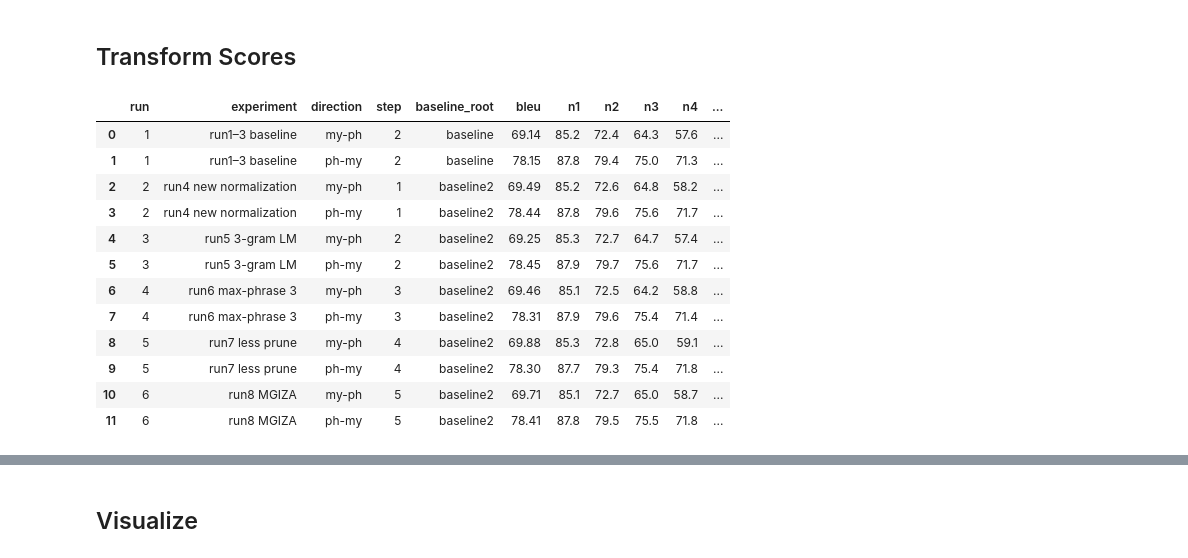
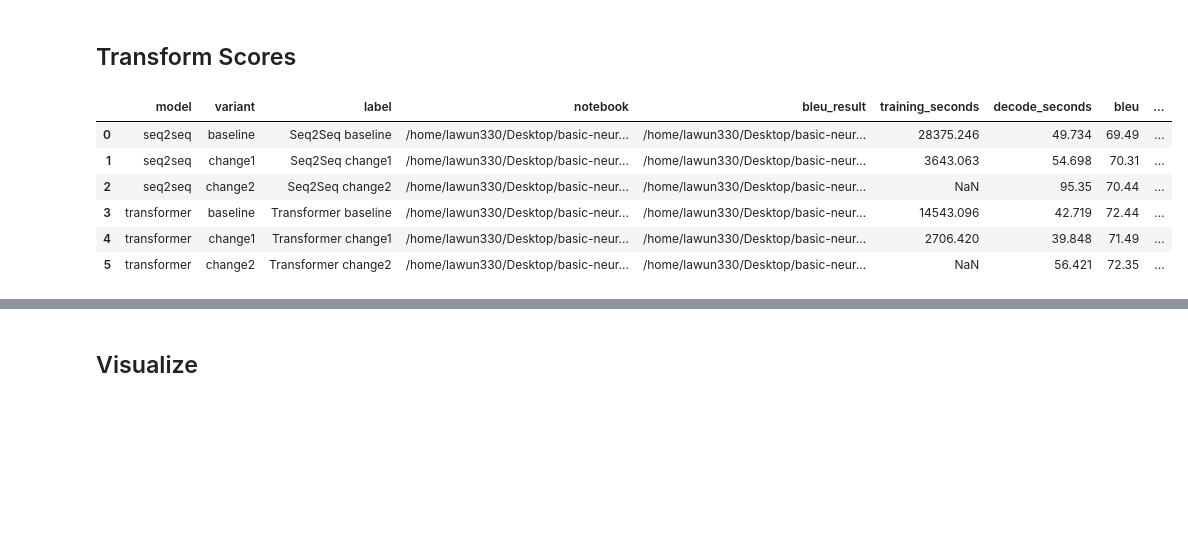
Before and after one commit to lawun330/basic-neural-machine-translation, a Jupyter notebook: notebooks/visualize.ipynb, the cells around one changed output, grey strips where cells are left out. Saved outputs shown, nothing was run; the diff lists cells and outputs as text; code cells hidden in the pictures; blank space fills up the shorter version.

```diff
--- a/notebooks/visualize.ipynb
+++ b/notebooks/visualize.ipynb
@@ -244,0 +199,3 @@ def bleu_pivot(df: pd.DataFrame, value: str = "bleu") -> pd.DataFrame:
+# %%
+REAL_RE = re.compile(r"^real\s+(?:(\d+)m)?([\d.]+)s\s*$")
+MULTI_BLEU_RE = re.compile(r"BLEU = ([\d.]+),")
@@ -245,20 +248,52 @@ def bleu_pivot(df: pd.DataFrame, value: str = "bleu") -> pd.DataFrame:
+# %%
+def load_experiment_row(cfg: dict) -> dict:
+    nb = notebook_path(cfg["model"], cfg["variant"])
+    bleu_path = bleu_result_path(cfg["model"], cfg["variant"])
+
+    if cfg.get("has_training", True):
+        train_s = load_real_seconds(nb, index=1)
+        decode_s = load_real_seconds(nb, index=2)
+    else:
+        train_s = None
+        decode_s = load_real_seconds(nb, index=1)
+
+    return {
+        "model": cfg["model"],
+        "variant": cfg["variant"],
+        "label": cfg["label"],
+        "notebook": str(nb),
+        "bleu_result": str(bleu_path),
+        "training_seconds": train_s,
+        "decode_seconds": decode_s,
+        "bleu": parse_bleu(bleu_path),
+    }
+
+
+def build_experiment_df(experiments: list[dict]) -> pd.DataFrame:
+    df = pd.DataFrame([load_experiment_row(cfg) for cfg in experiments])
+
+    # optional readable columns
+    df["training_minutes"] = df["training_seconds"].map(
+        lambda s: round(s / 60, 3) if pd.notna(s) else np.nan
+    )
+    df["training_hours"] = df["training_seconds"].map(
+        lambda s: round(s / 3600, 3) if pd.notna(s) else np.nan
+    )
+    df["decode_seconds"] = df["decode_seconds"].astype("Float64")
+    df["bleu"] = df["bleu"].astype("Float64")
+
+    return df
 # %% [markdown]
 ## Transform Scores
 # %%
-df = build_bleu_df()
+df = build_experiment_df(EXPERIMENTS)
 df
 # %% [output]
-|  | run | experiment | direction | step | baseline_root | bleu | n1 | n2 | n3 | n4 | ... |
-| 0 | 1 | run1–3 baseline | my-ph | 2 | baseline | 69.14 | 85.2 | 72.4 | 64.3 | 57.6 | ... |
-| 1 | 1 | run1–3 baseline | ph-my | 2 | baseline | 78.15 | 87.8 | 79.4 | 75.0 | 71.3 | ... |
-| 2 | 2 | run4 new normalization | my-ph | 1 | baseline2 | 69.49 | 85.2 | 72.6 | 64.8 | 58.2 | ... |
-| 3 | 2 | run4 new normalization | ph-my | 1 | baseline2 | 78.44 | 87.8 | 79.6 | 75.6 | 71.7 | ... |
-| 4 | 3 | run5 3-gram LM | my-ph | 2 | baseline2 | 69.25 | 85.3 | 72.7 | 64.7 | 57.4 | ... |
-| 5 | 3 | run5 3-gram LM | ph-my | 2 | baseline2 | 78.45 | 87.9 | 79.7 | 75.6 | 71.7 | ... |
-| 6 | 4 | run6 max-phrase 3 | my-ph | 3 | baseline2 | 69.46 | 85.1 | 72.5 | 64.2 | 58.8 | ... |
-| 7 | 4 | run6 max-phrase 3 | ph-my | 3 | baseline2 | 78.31 | 87.9 | 79.6 | 75.4 | 71.4 | ... |
-| 8 | 5 | run7 less prune | my-ph | 4 | baseline2 | 69.88 | 85.3 | 72.8 | 65.0 | 59.1 | ... |
-| 9 | 5 | run7 less prune | ph-my | 4 | baseline2 | 78.30 | 87.7 | 79.3 | 75.4 | 71.8 | ... |
-| 10 | 6 | run8 MGIZA | my-ph | 5 | baseline2 | 69.71 | 85.1 | 72.7 | 65.0 | 58.7 | ... |
-| 11 | 6 | run8 MGIZA | ph-my | 5 | baseline2 | 78.41 | 87.8 | 79.5 | 75.5 | 71.8 | ... |
+|  | model | variant | label | notebook | bleu_result | training_seconds | decode_seconds | bleu | ... |
+| 0 | seq2seq | baseline | Seq2Seq baseline | /home/lawun330/Desktop/basic-neur... | /home/lawun330/Desktop/basic-neur... | 28375.246 | 49.734 | 69.49 | ... |
+| 1 | seq2seq | change1 | Seq2Seq change1 | /home/lawun330/Desktop/basic-neur... | /home/lawun330/Desktop/basic-neur... | 3643.063 | 54.698 | 70.31 | ... |
+| 2 | seq2seq | change2 | Seq2Seq change2 | /home/lawun330/Desktop/basic-neur... | /home/lawun330/Desktop/basic-neur... | NaN | 95.35 | 70.44 | ... |
+| 3 | transformer | baseline | Transformer baseline | /home/lawun330/Desktop/basic-neur... | /home/lawun330/Desktop/basic-neur... | 14543.096 | 42.719 | 72.44 | ... |
+| 4 | transformer | change1 | Transformer change1 | /home/lawun330/Desktop/basic-neur... | /home/lawun330/Desktop/basic-neur... | 2706.420 | 39.848 | 71.49 | ... |
+| 5 | transformer | change2 | Transformer change2 | /home/lawun330/Desktop/basic-neur... | /home/lawun330/Desktop/basic-neur... | NaN | 56.421 | 72.35 | ... |
 # %%
```
Also changed, not shown: parts of 72 cells of this notebook, 7 other files.
